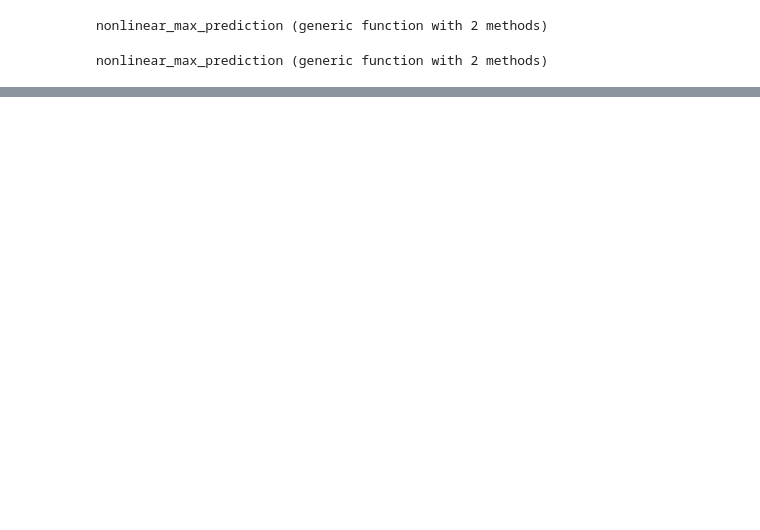
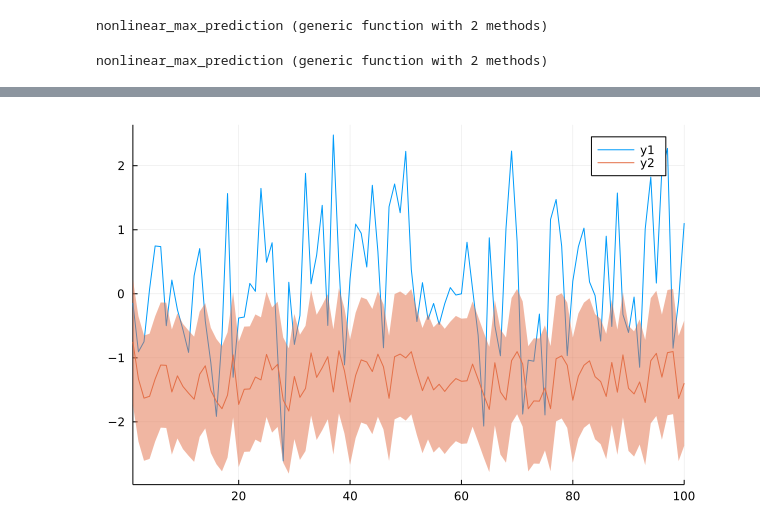
Before and after one commit to biaslab/CDC-2022, a Jupyter notebook: ar-flow-deterministic.ipynb, the cells around one changed output, grey strips where cells are left out. Cells and saved outputs as stored; diff of their text form; code cells hidden in the pictures; blank space fills up the shorter version.

```diff
--- a/ar-flow-deterministic.ipynb
+++ b/ar-flow-deterministic.ipynb
@@ -338,6 +348,8 @@ mx, vx = mean.(predictions), cov.(predictions)
 # %%
-# plot(Y_test[1:100])
-# plot!(mx, ribbon=sqrt.(vx), xlims=(1, 100))
-plot(mx, xlims=(1, 100))
+plot(Y_test[1:100])
+plot!(mx, ribbon=sqrt.(vx), xlims=(1, 100))
+# plot(mx, xlims=(1, 100))
+# %% [output]
+[figure, added]
 # %%
 plot(first.(rw))
```
Also changed, not shown: parts of 19 cells of this notebook, 1 other file.
